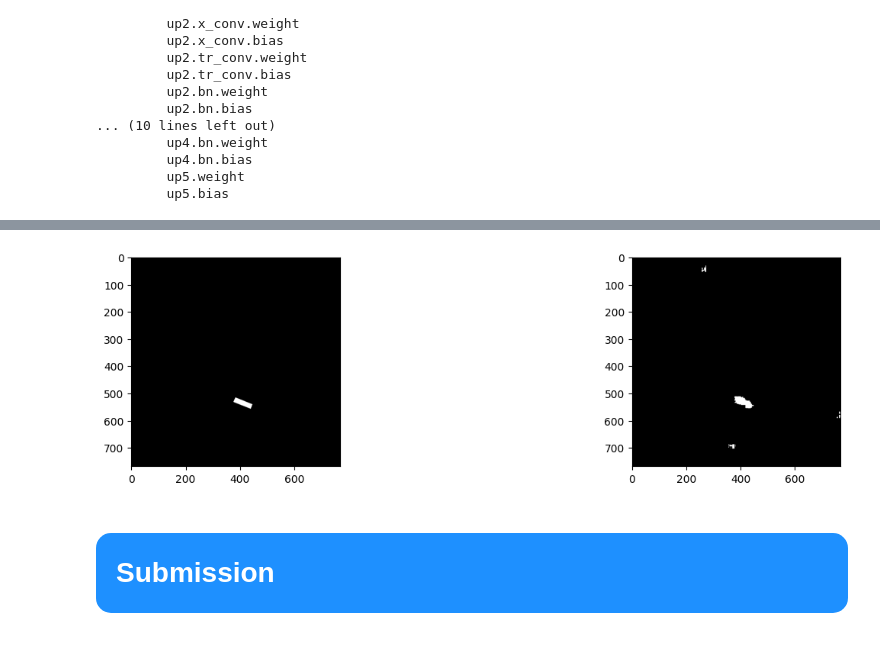
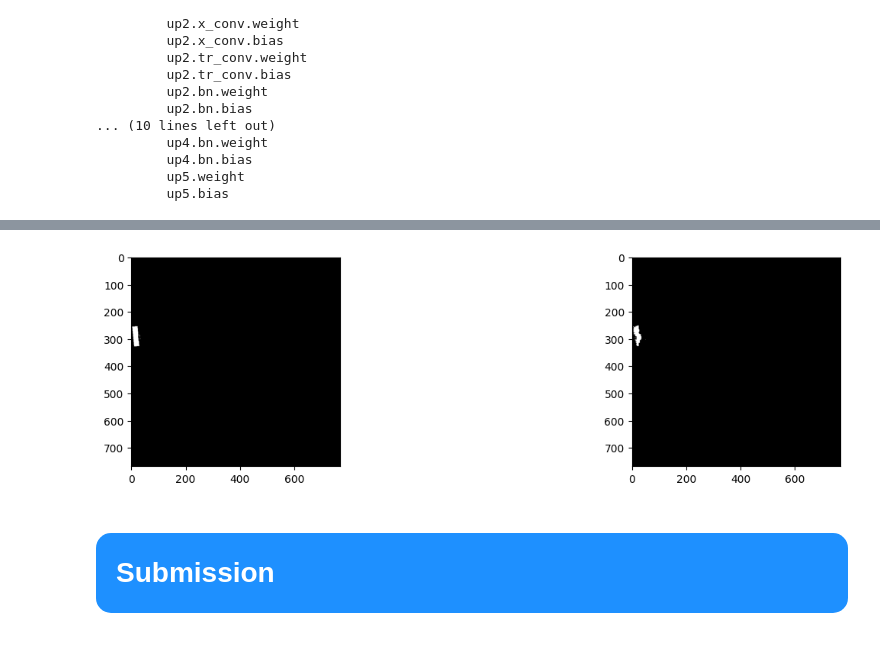
Before and after one commit to favioespinosav/kaggle, a Jupyter notebook: ship_detection/Unet.ipynb, the cells around one changed output, grey strips where cells are left out. Cells and saved outputs as stored; diff of their text form; code cells hidden in the pictures.

Commit message:
Unet and Resnet

```diff
--- a/ship_detection/Unet.ipynb
+++ b/ship_detection/Unet.ipynb
@@ -78,7 +78,7 @@ annos['EncodedPixels_flag'] = annos['EncodedPixels'].map(lambda x: 1 if isinstan
 imgs = annos.groupby('ImageId').agg({'EncodedPixels_flag':'sum'}).reset_index().rename(columns={'EncodedPixels_flag':'ships'})
 # %%
 imgs_w_ships = imgs[imgs['ships'] > 0]
-imgs_wo_ships = imgs[imgs['ships'] == 0].sample(10_000,random_state=69278)
+imgs_wo_ships = imgs[imgs['ships'] == 0].sample(20_000,random_state=69278)
 
 selected_imgs = pd.concat([imgs_w_ships,imgs_wo_ships])
 selected_imgs['has_ships'] = selected_imgs['ships'] >0
@@ -245,7 +245,7 @@ def get_base():                   #load ResNet34 model
 
 def load_pretrained(model): #load a model pretrained on ship/no-ship classification
 
-    weights = torch.load('resnet34-333f7ec4.pth', map_location=lambda storage, loc: storage)
+    weights = torch.load('resnet38', map_location=lambda storage, loc: storage)
     model.load_state_dict(weights, strict=False)
 
     return model
@@ -306,4 +306,4 @@ def IoU(pred, targs):
     intersection = (pred*targs).sum()
     return intersection / ((pred+targs).sum() - intersection + 1.0)
 # %%
-param
+model = Unet(rn)
@@ -340,7 +338,7 @@ dev = 'cuda'
 model = model.to(dev)
 loss = MixedLoss(10.0, 2.0)
 
-for epoch in tqdm(range(5)):
+for epoch in tqdm(range(10)):
     for i,(X,y,_) in enumerate(train_dl):
         optim.zero_grad()
         X ,y = X.to(dev),y.to(dev)
@@ -355,15 +369,15 @@ ZeroDivisionError: division by zero
 # %%
-num_item = 6
+num_item = 0
 #names
-mask, predicted = y[num_item].to('cpu'),torch.where(output[num_item]>0.5,torch.tensor(1),torch.tensor(0))
+mask, predicted = y[num_item].to('cpu'),torch.where(pred[num_item]>0.5,torch.tensor(1),torch.tensor(0))
 plt.figure(figsize=(12,4))
 plt.subplot(131)
 plt.imshow(mask, cmap='gray')
 plt.subplot(133)
 plt.imshow(predicted.detach().cpu().reshape(768,768), cmap='gray')
 plt.show()
 # %% [output]
-[figure, old version]
+[figure, new version]
 # %%
 torch.save(model.state_dict(),'unet_final')
 # %% [markdown]
```
Also changed, not shown: parts of 5 cells of this notebook, 1 other file.
